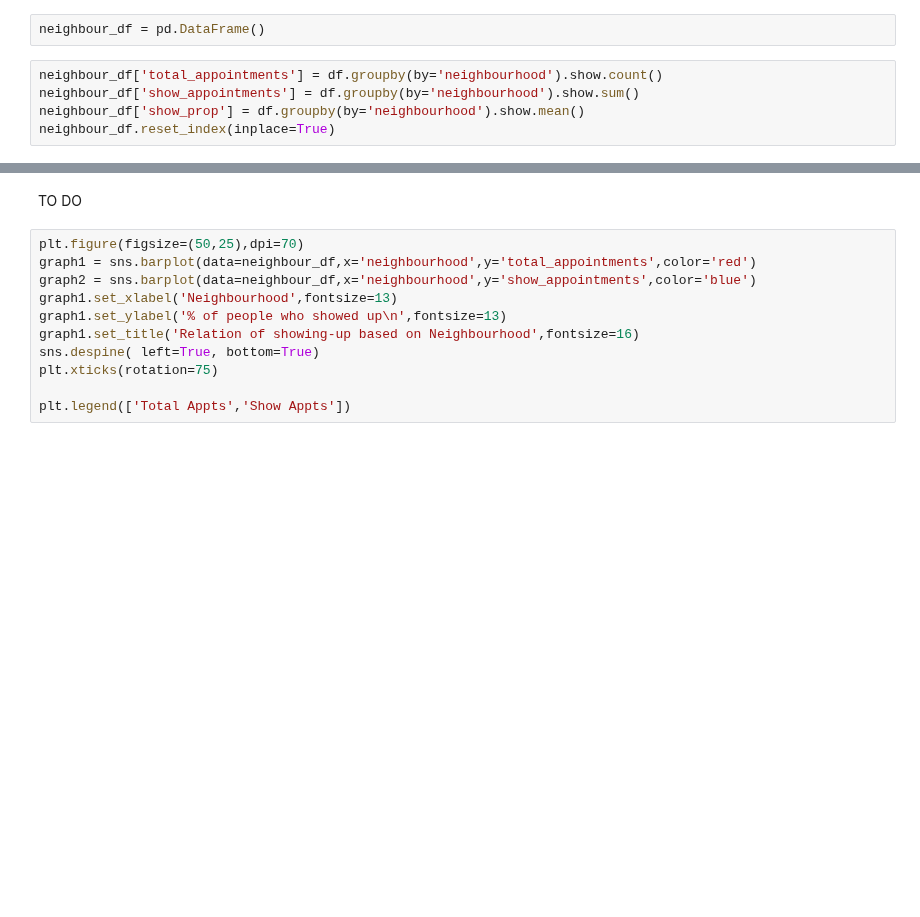
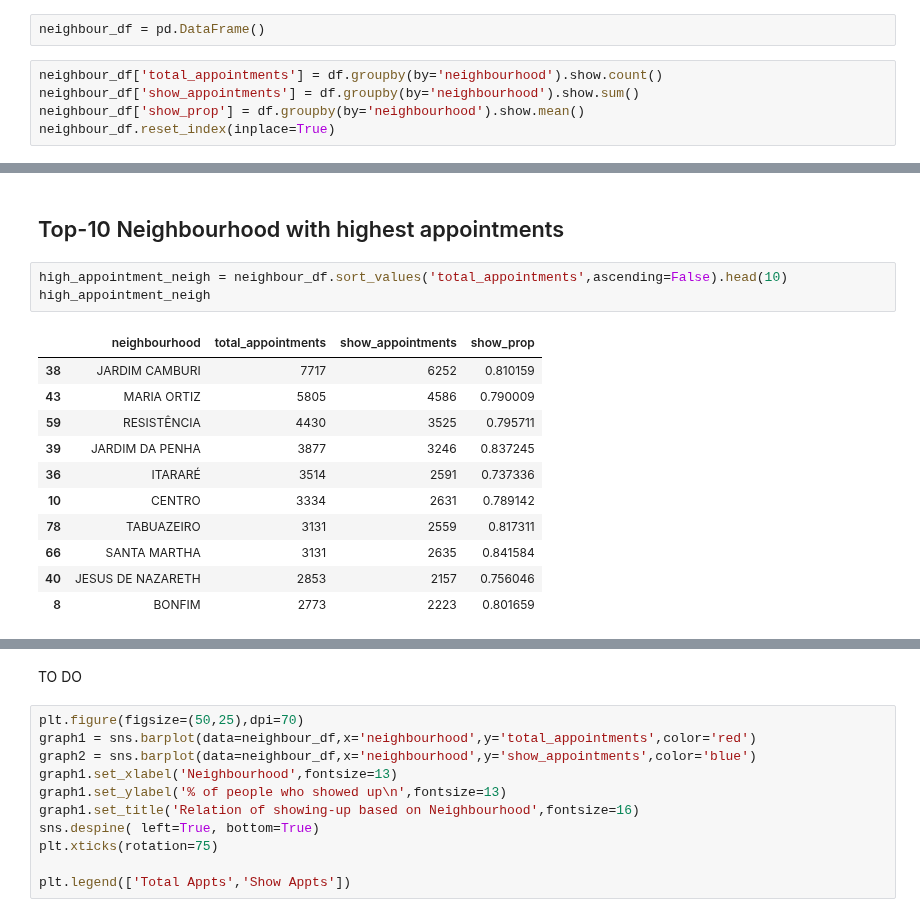
Before and after one commit to dishankkalra23/Medical-Appointment-No-Shows, a Jupyter notebook: Medical_Appointment_No_Shows.ipynb, the cells around one changed output, grey strips where cells are left out. Saved outputs shown, nothing was run; the diff lists cells and outputs as text; blank space fills up the shorter version.

```diff
--- a/Medical_Appointment_No_Shows.ipynb
+++ b/Medical_Appointment_No_Shows.ipynb
@@ -803,0 +840,17 @@ neighbour_df.sample(10)
+# %% [markdown]
+## Top-10 Neighbourhood with highest appointments
+# %%
+high_appointment_neigh = neighbour_df.sort_values('total_appointments',ascending=False).head(10)
+high_appointment_neigh
+# %% [output]
+|  | neighbourhood | total_appointments | show_appointments | show_prop |
+| 38 | JARDIM CAMBURI | 7717 | 6252 | 0.810159 |
+| 43 | MARIA ORTIZ | 5805 | 4586 | 0.790009 |
+| 59 | RESISTÊNCIA | 4430 | 3525 | 0.795711 |
+| 39 | JARDIM DA PENHA | 3877 | 3246 | 0.837245 |
+| 36 | ITARARÉ | 3514 | 2591 | 0.737336 |
+| 10 | CENTRO | 3334 | 2631 | 0.789142 |
+| 78 | TABUAZEIRO | 3131 | 2559 | 0.817311 |
+| 66 | SANTA MARTHA | 3131 | 2635 | 0.841584 |
+| 40 | JESUS DE NAZARETH | 2853 | 2157 | 0.756046 |
+| 8 | BONFIM | 2773 | 2223 | 0.801659 |
```
Also changed, not shown: parts of 26 cells of this notebook.
